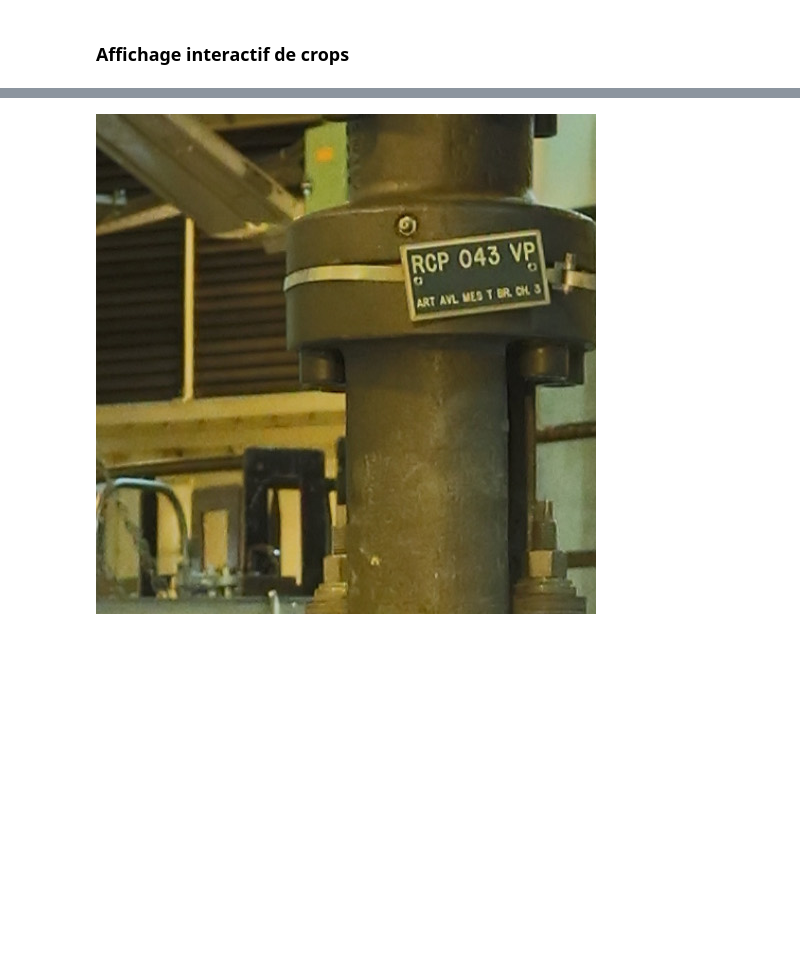
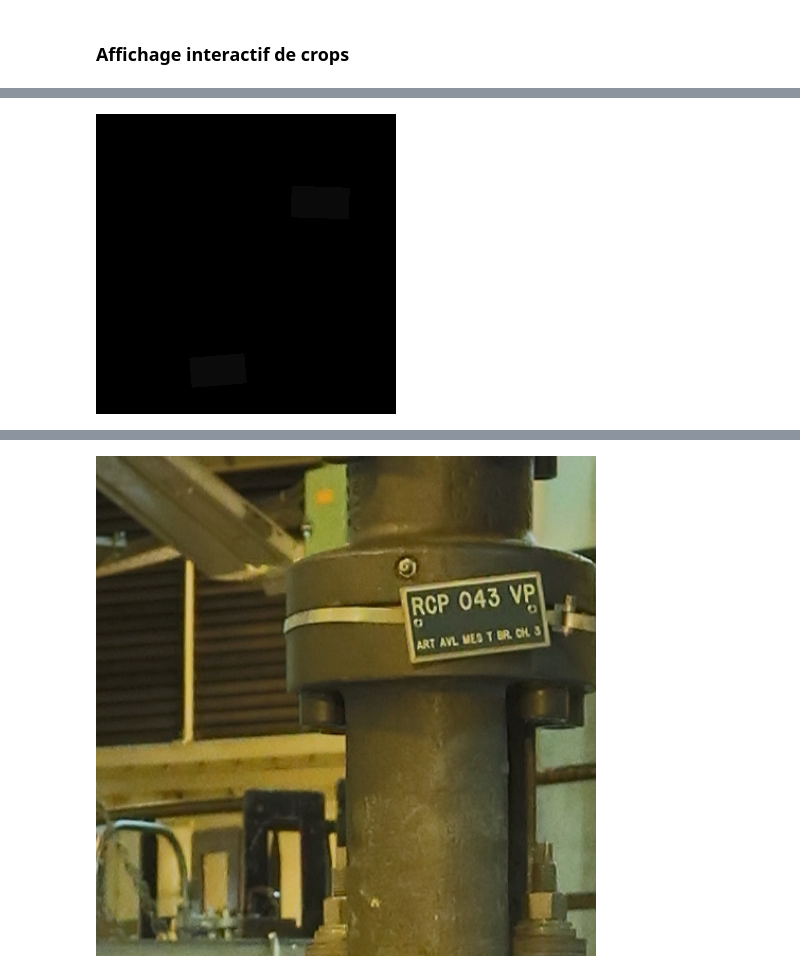
Before and after one commit to jorisgu/Mask_RCNN, a Jupyter notebook: LOADER_DATA_JA.ipynb, the cells around one changed output, grey strips where cells are left out. Cells and saved outputs as stored; diff of their text form; code cells hidden in the pictures; blank space fills up the shorter version.

```diff
--- a/LOADER_DATA_JA.ipynb
+++ b/LOADER_DATA_JA.ipynb
@@ -61,6 +61,13 @@ def show_thumbnail(img_pil, max_size_thumbnail = 200.):
     img_pil_thumbnail.thumbnail(new_size, Image.ANTIALIAS)
     return img_pil_thumbnail
 
+def pil_resize(img_pil, new_max_size = 1000.):
+    size = img_pil.size
+    max_size_img = float(max(size))
+    new_size =  tuple((new_max_size/max_size_img*np.asarray(size)).astype(int))
+    img_pil_resized = img_pil.resize(new_size, Image.NEAREST)
+    return img_pil_resized
+
 def convert_to_ppm(img_path,verbose=False):
 
     if osp.isfile(img_path):
@@ -352,0 +299,4 @@ interact(view_image, i=(0,n-1))
+# %%
+pil_resize(result_mask,300)
+# %% [output]
+[figure, added]
```
Also changed, not shown: parts of 16 cells of this notebook, 6 other files.
